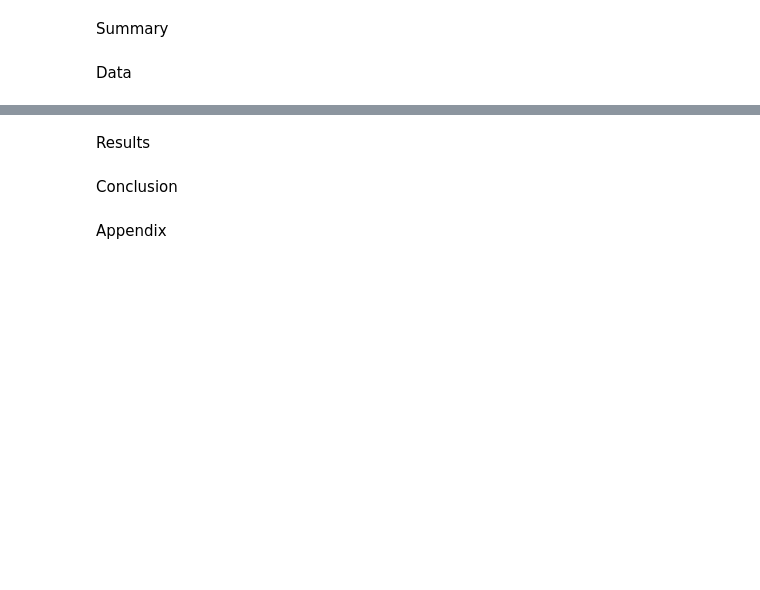
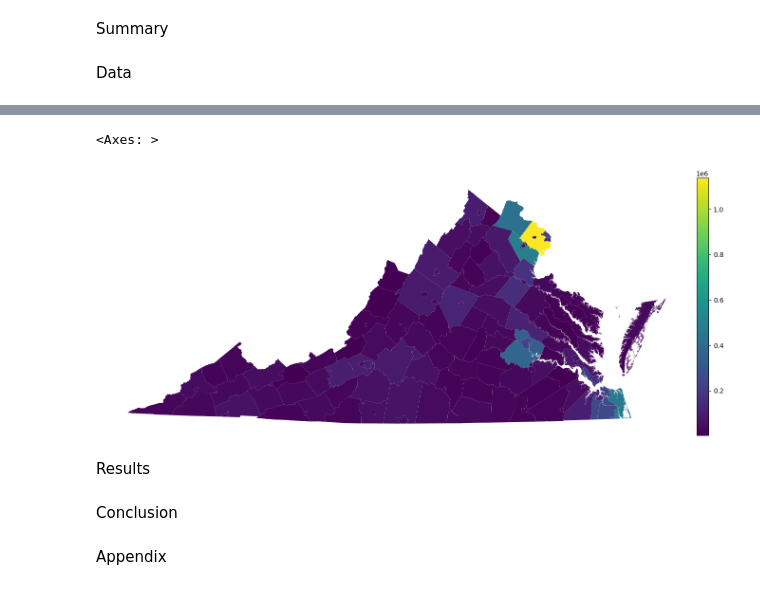
Before and after one commit to vnewsome/project_voting, a Jupyter notebook: ML_project3.ipynb, the cells around one changed output, grey strips where cells are left out. Saved outputs shown, nothing was run; the diff lists cells and outputs as text; code cells hidden in the pictures; blank space fills up the shorter version.

Commit message:
added choropleth map example, streamlined data importing

```diff
--- a/ML_project3.ipynb
+++ b/ML_project3.ipynb
@@ -49,0 +31,9 @@ adj = pd.read_csv('/content/project_voting/data/county_adjacencies.csv')
+# %%
+# importing data for mapping **CHANGE GDF FILE LOCATION SPECIFIC TO YOUR DIRECTORY**
+gdf = gpd.read_file('../voting_shape_data/VirginiaCounty_ClippedToShoreline.shx') # Load Virginia shapefile for maps
+cdf = pd.read_csv('./data/county_adjacencies.csv') # Load county adjacency data and population data
+
+# Merge shapefile data and county adjacency data:
+gdf['FIPS_left'] = pd.to_numeric(gdf['STCOFIPS'])
+mapdf = gdf.merge(cdf,left_on='FIPS_left',right_on='FIPS')  # merge county population and adjacency data into df
+del gdf, cdf
@@ -84,3 +74,15 @@ voting.describe()
+# %%
+# purely an EXAMPLE taken from the provided code
+# Example choropleth map showing 2022 population levels
+fig = plt.figure()
+ax = fig.add_axes([0, 0, 2, 2])
+divider = make_axes_locatable(ax)
+ax.axis('off')
+cax = divider.append_axes("right", size="2%", pad=0.08)
+mapdf.plot(ax=ax,column='Population2022',legend=True,cax=cax)
+# %% [output]
+<Axes: >
+[figure, added]
 # %% [markdown]
 Results
 # %% [markdown]
```
Also changed, not shown: parts of 8 cells of this notebook.
